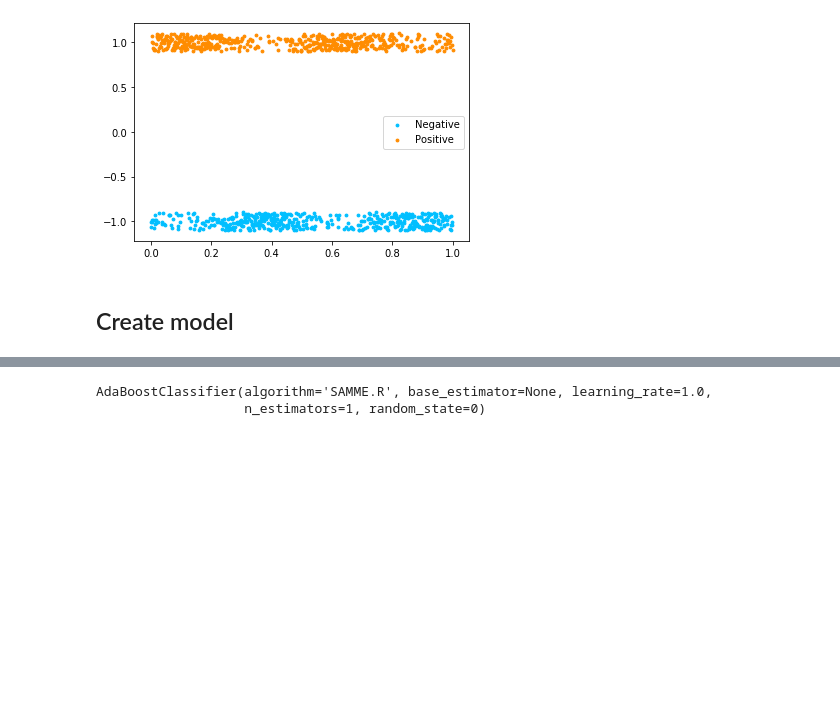
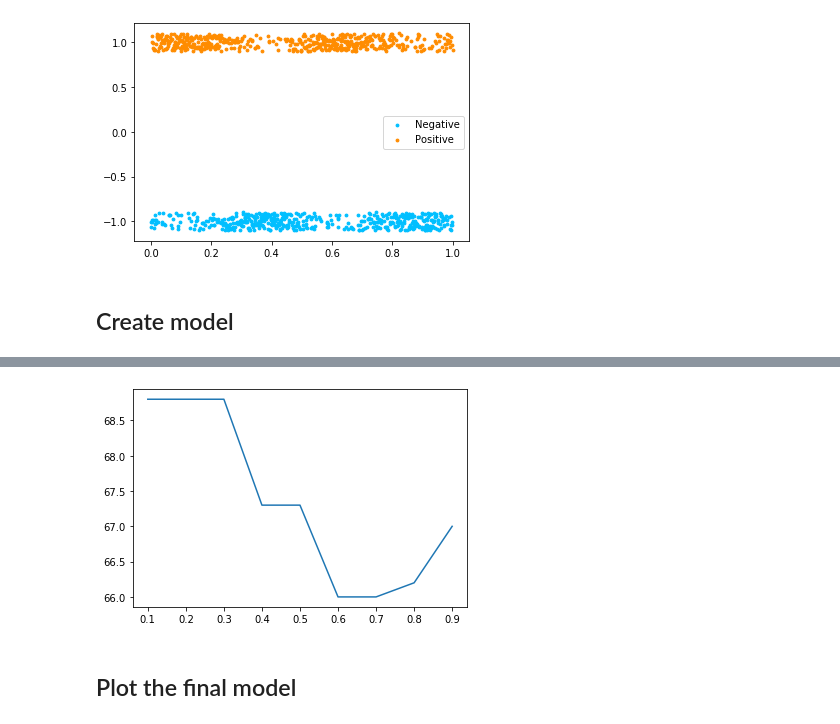
Before and after one commit to edgar971/cs598-stats, a Jupyter notebook: week-13/HW7_edgarsp2.ipynb, the cells around one changed output, grey strips where cells are left out. Drawn from its saved outputs; the diff is of its cells as text; code cells hidden in the pictures; blank space fills up the shorter version.

```diff
--- a/week-13/HW7_edgarsp2.ipynb
+++ b/week-13/HW7_edgarsp2.ipynb
@@ -127,0 +146,18 @@ clf = AdaBoostClassifier(n_estimators=1, random_state=0)
+# %%
+shrinkage_values = np.arange(.1,1,.1)
+# %%
+scores = []
+# %%
+for val in shrinkage_values:
+    s_model = MyAdaboost(shrinkage=val, num_classifiers=number_of_classifiers)
+    s_model.fit(x, y)
+    y_pred = s_model.predict(x_test)
+    score = accuracy_score(y_test, y_pred) * 100
+    scores.append(score)
+# %%
+plt.plot(shrinkage_values, scores)
+plt.show()
+# %% [output]
+[figure, added]
+# %% [markdown]
+## Plot the final model
@@ -128,5 +170,2 @@ clf = AdaBoostClassifier(n_estimators=1, random_state=0)
 # %%
-clf.fit(x.reshape(len(x), 1),y)
+final_model.fit(x, y)
-# %% [output]
-AdaBoostClassifier(algorithm='SAMME.R', base_estimator=None, learning_rate=1.0,
-                   n_estimators=1, random_state=0)
```
Also changed, not shown: parts of 20 cells of this notebook.
